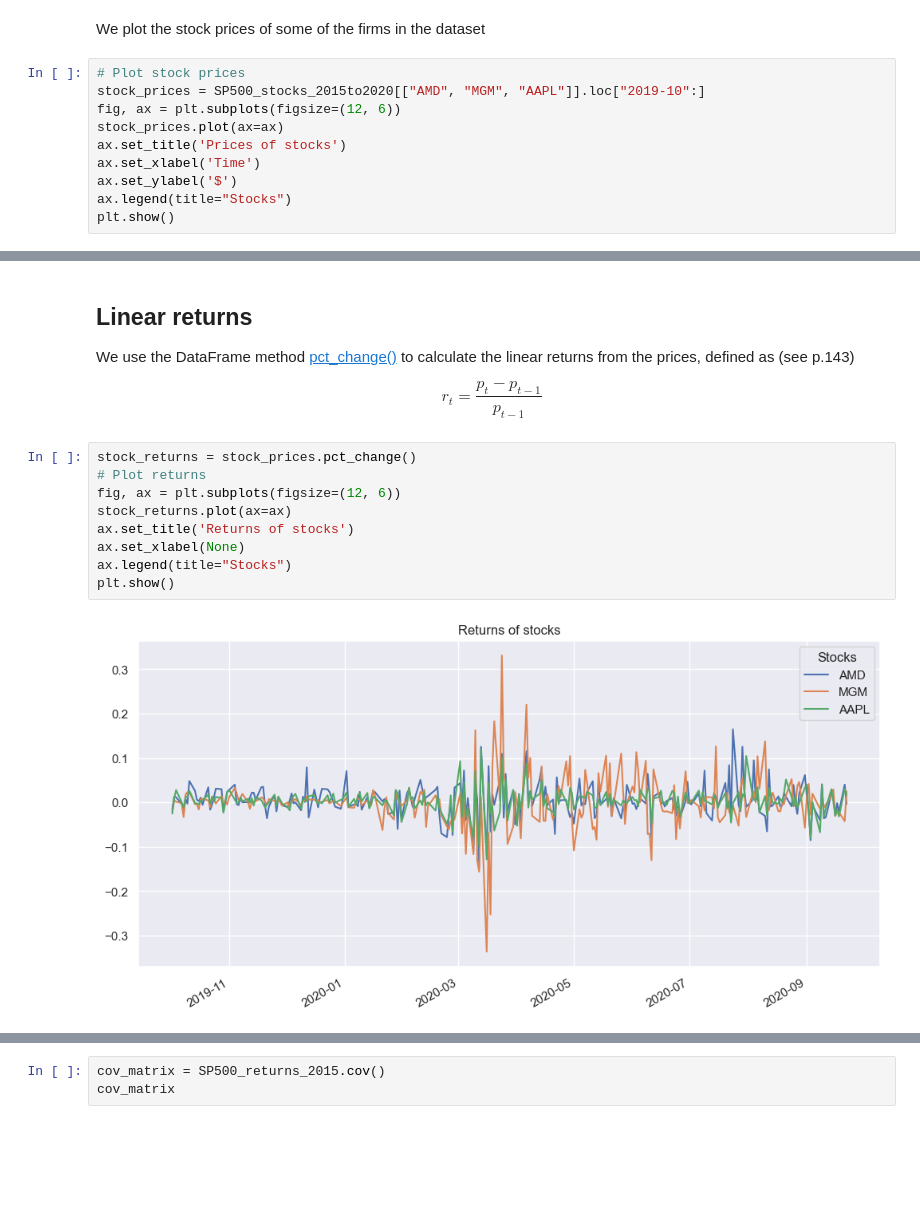
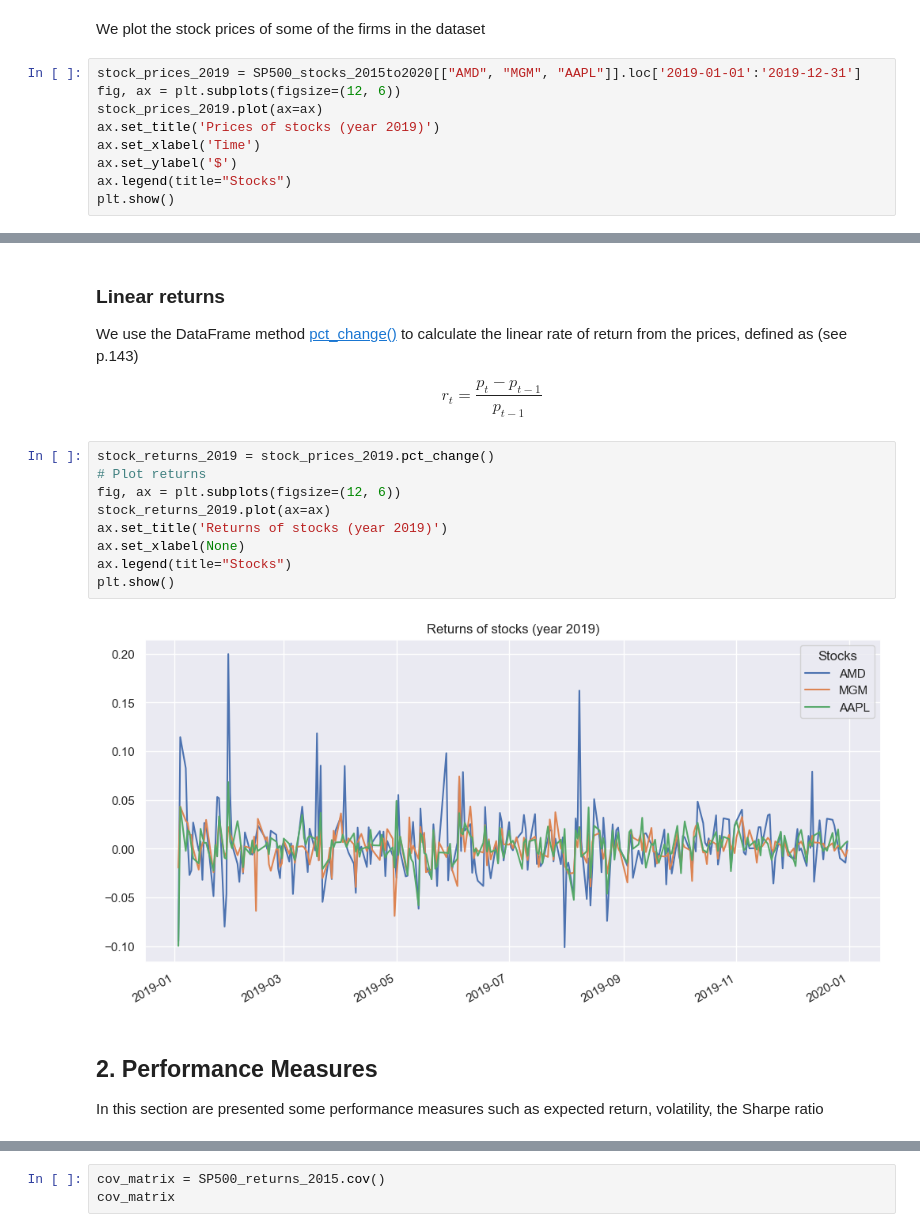
Before and after one commit to luigiselmi/finstat, a Jupyter notebook: palomar/ch6_portfolio_basics.ipynb, the cells around one changed output, grey strips where cells are left out. Drawn from its saved outputs; the diff is of its cells as text; blank space fills up the shorter version.

Commit message:
portfolio performance measures

```diff
--- a/palomar/ch6_portfolio_basics.ipynb
+++ b/palomar/ch6_portfolio_basics.ipynb
@@ -110,11 +114,10 @@ cryptos_2017to2021_hourly.iloc[:, :5].head()
 # %% [markdown]
 We plot the stock prices of some of the firms in the dataset
 # %%
-# Plot stock prices
-stock_prices = SP500_stocks_2015to2020[["AMD", "MGM", "AAPL"]].loc["2019-10":]
+stock_prices_2019 = SP500_stocks_2015to2020[["AMD", "MGM", "AAPL"]].loc['2019-01-01':'2019-12-31']
 fig, ax = plt.subplots(figsize=(12, 6))
-stock_prices.plot(ax=ax)
-ax.set_title('Prices of stocks')
+stock_prices_2019.plot(ax=ax)
+ax.set_title('Prices of stocks (year 2019)')
 ax.set_xlabel('Time')
 ax.set_ylabel('$')
 ax.legend(title="Stocks")
@@ -124,16 +127,19 @@ plt.show()
 # %% [markdown]
-## Linear returns
-We use the DataFrame method [pct_change()](https://pandas.pydata.org/docs/reference/api/pandas.DataFrame.pct_change.html) to calculate the linear returns from the prices, defined as (see p.143)
+### Linear returns
+We use the DataFrame method [pct_change()](https://pandas.pydata.org/docs/reference/api/pandas.DataFrame.pct_change.html) to calculate the linear rate of return from the prices, defined as (see p.143)
 
 $$r_t = \frac{p_t - p_{t-1}}{p_{t-1}}$$
 # %%
-stock_returns = stock_prices.pct_change()
+stock_returns_2019 = stock_prices_2019.pct_change()
 # Plot returns
 fig, ax = plt.subplots(figsize=(12, 6))
-stock_returns.plot(ax=ax)
-ax.set_title('Returns of stocks')
+stock_returns_2019.plot(ax=ax)
+ax.set_title('Returns of stocks (year 2019)')
 ax.set_xlabel(None)
 ax.legend(title="Stocks")
 plt.show()
 # %% [output]
-[figure, old version]
+[figure, new version]
+# %% [markdown]
+## 2. Performance Measures
+In this section are presented some performance measures such as expected return, volatility, the Sharpe ratio
```
Also changed, not shown: parts of 40 cells of this notebook.
